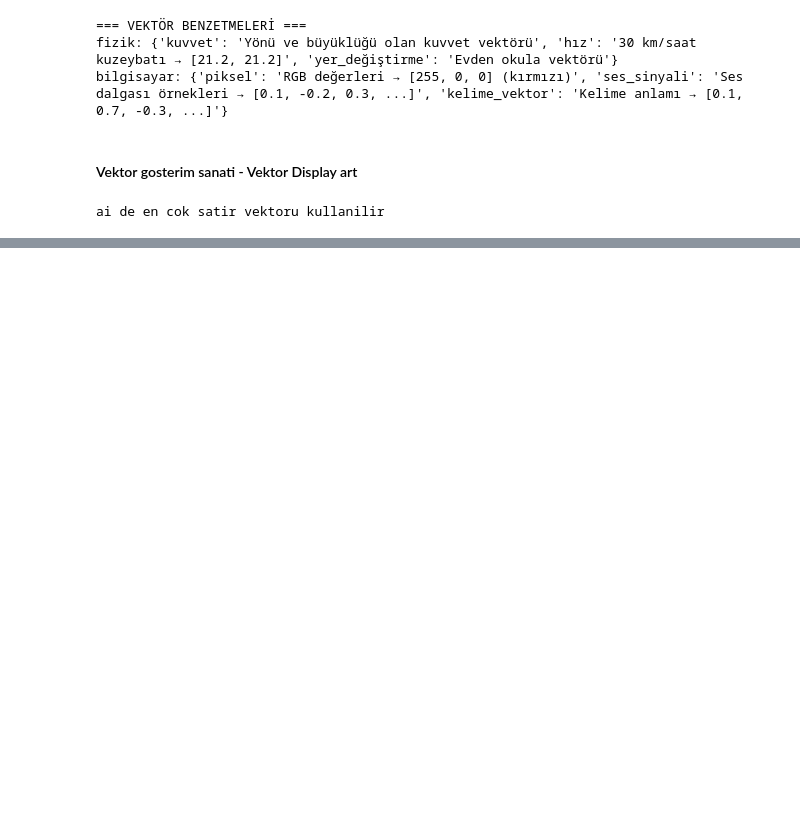
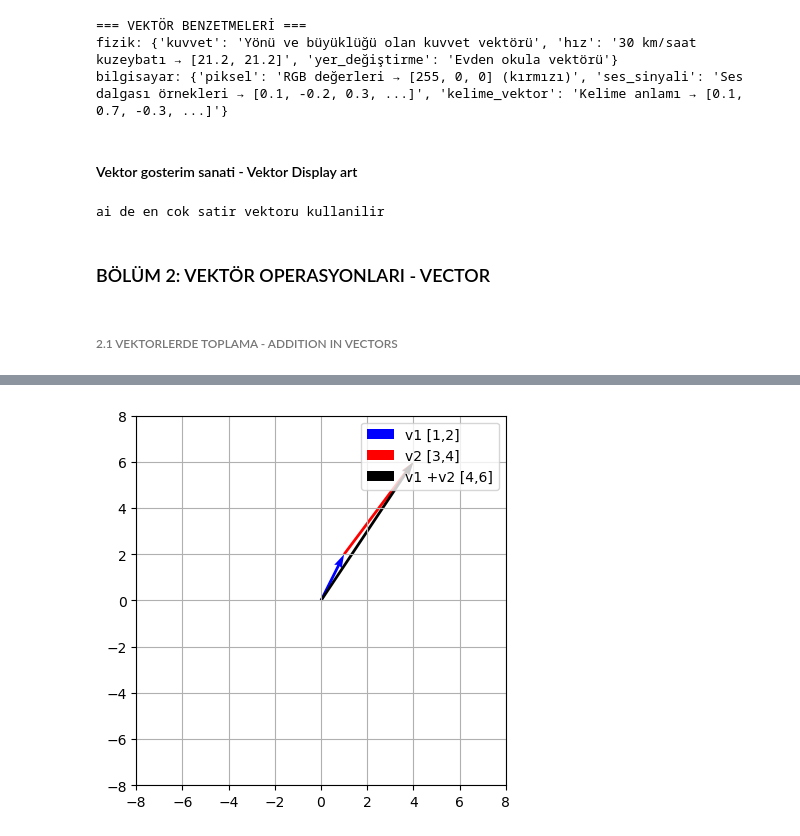
Before and after one commit to nailBestas/lispAi, a Jupyter notebook: 01_Python_Mathematics_and_Statistics/2_Mathematics/5-LinearAlgebra.ipynb, the cells around one changed output, grey strips where cells are left out. Drawn from its saved outputs; the diff is of its cells as text; code cells hidden in the pictures; blank space fills up the shorter version.

```diff
--- a/01_Python_Mathematics_and_Statistics/2_Mathematics/5-LinearAlgebra.ipynb
+++ b/01_Python_Mathematics_and_Statistics/2_Mathematics/5-LinearAlgebra.ipynb
@@ -665,2 +694,81 @@ print(gosterim1['liste_gosterimi']['aciklama']) # sozluk icinde sozluk oldugu ic
 # %% [output]
 ai de en cok satir vektoru kullanilir
+# %% [markdown]
+### BÖLÜM 2: VEKTÖR OPERASYONLARI - VECTOR
+# %% [markdown]
+###### 2.1 VEKTORLERDE TOPLAMA - ADDITION IN VECTORS
+# %%
+
+class VektorToplama:
+    # vektorlerde butun toplama islemini yapalim ve onemini anlatalim
+     def neden_onemli(self):
+         # kisa yol oldugu icin direkt olarak deger dondurelim
+         return{
+              'ai_uygulamasi': "Feature birleştirme / Combining features",
+              'fizik_uygulamasi': "Kuvvetlerin bileşkesi / Resultant of forces",
+              'ekonomi': "Portföy toplamı / Portfolio summation"
+         }
+     def adim_adim_ogrenme(self):
+          print('vektorlerde toplama ogrenim yontemleri')
+
+          # Adim 1 : gorsellestirme
+          print("1. GÖRSELLESTİRME:")
+          print("   [1,2] + [3,4] = [4,6]")
+          print("    →      →       →    ")
+          print("   (0,0)  (3,4)   (4,6)")
+
+        # ADIM 2: Matematiksel
+          print("\n2. MATEMATİKSEL:")
+          print("   [a,b] + [c,d] = [a+c, b+d]")
+
+        # ADIM 3: Python'da
+          v1 = np.array([1,2])
+          v2 = np.array([3,4])
+          R = v1 + v2
+          print(R)
+          #Matplotlib'de vektör/ok çizme fonksiyonu. "Quiver" İngilizcede "ok kılıfı" demek
+          plt.quiver(0, 0, v1[0], v1[1], color='b', scale=1, scale_units='xy', angles='xy', label='v1 [1,2]')
+          #0, 0 → Başlangıç noktası (origin)
+          #v1[0], v1[1] → Bitiş noktası (v1'in x ve y bileşenleri)
+          #color='b' → Mavi renk
+          #label='v1 [1,2]' → Gösterge etiketi
+          #           scale=1           # Ölçek (1 = normal)
+          # scale_units='xy'  # Ölçek birimi (koordinat sistemine göre)
+          # angles='xy'       # Açı hesaplama yöntemi (koordinat bazlı)
+
+
+          plt.quiver(v1[0], v1[1], v2[0], v2[1], color='r', scale=1, scale_units='xy', angles='xy', label='v2 [3,4]')
+          plt.quiver(0, 0, R[0], R[1], color='k', scale=1, scale_units='xy', angles='xy', label='v1 +v2 [4,6]')
+          plt.legend()
+          plt.grid()
+          plt.axis('square')
+          plt.axis((-8,8,-8,8))
+
+
+
+
+        # ADIM 4: AI Bağlantısı
+          print("\n4. AI BAĞLANTISI:")
+          print("   Görüntü + Metin = Multimodal özellik")
+
+     def hata_yapma_egzersizleri(self):
+        #"""Öğrencilerin sık yaptığı hatalar / Common student mistakes"""
+            hatalar = {
+            'boyut_hatasi': {
+                'yanlis': "[1,2] + [3,4,5] → HATA!",
+                'dogru': "Boyutlar eşit olmalı",
+                'cozum': "len(v1) == len(v2) kontrol et"
+            },
+            'tip_hatasi': {
+                'yanlis': "[1,2] + (3,4) → HATA!",
+                'dogru': "Aynı tip olmalı",
+                'cozum': "list + list veya tuple + tuple"
+            }
+        }
+            return hatalar
+
+
+vektor_toplam = VektorToplama ()
+fonks1 = vektor_toplam.adim_adim_ogrenme()
+print(fonks1)
+# %% [output]
@@ -666,0 +788 @@ ai de en cok satir vektoru kullanilir
+[figure, added]
```
Also changed, not shown: parts of 7 cells of this notebook.
